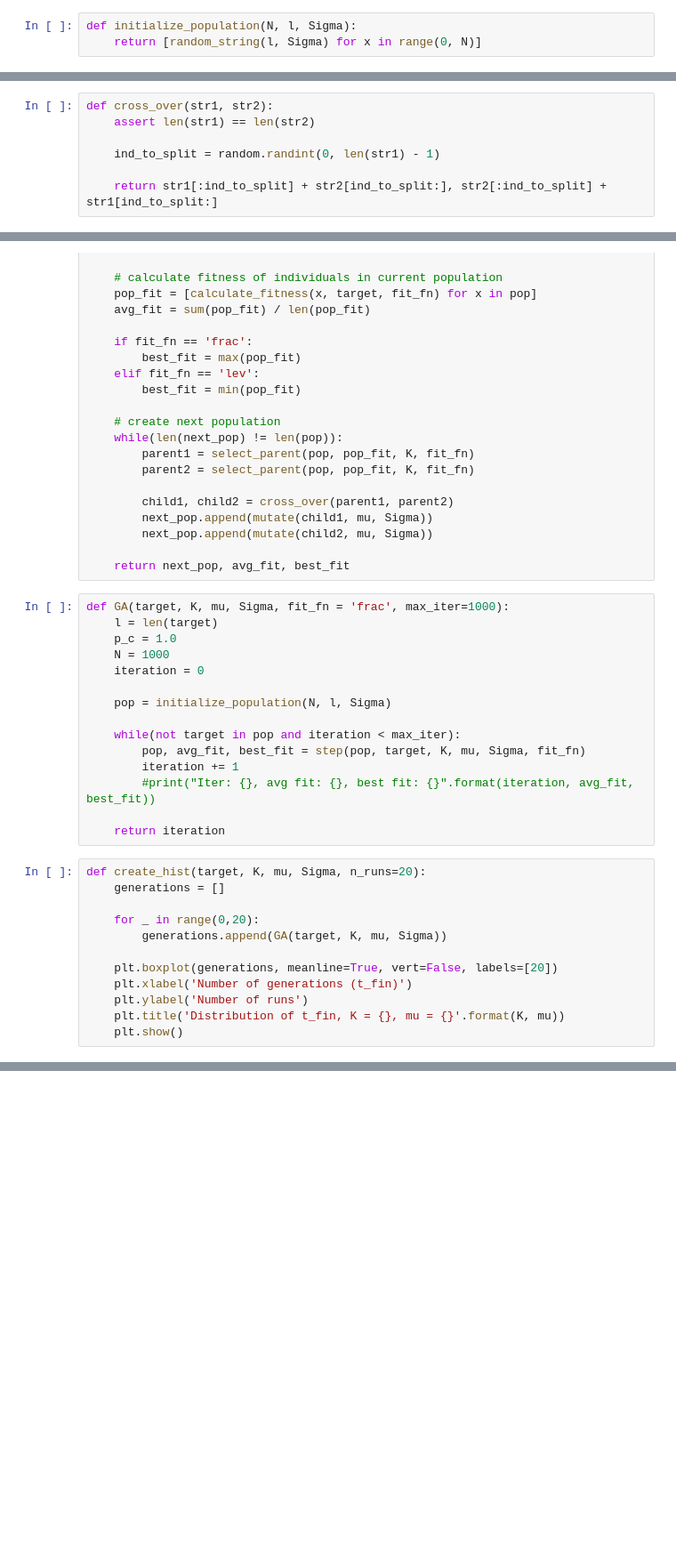
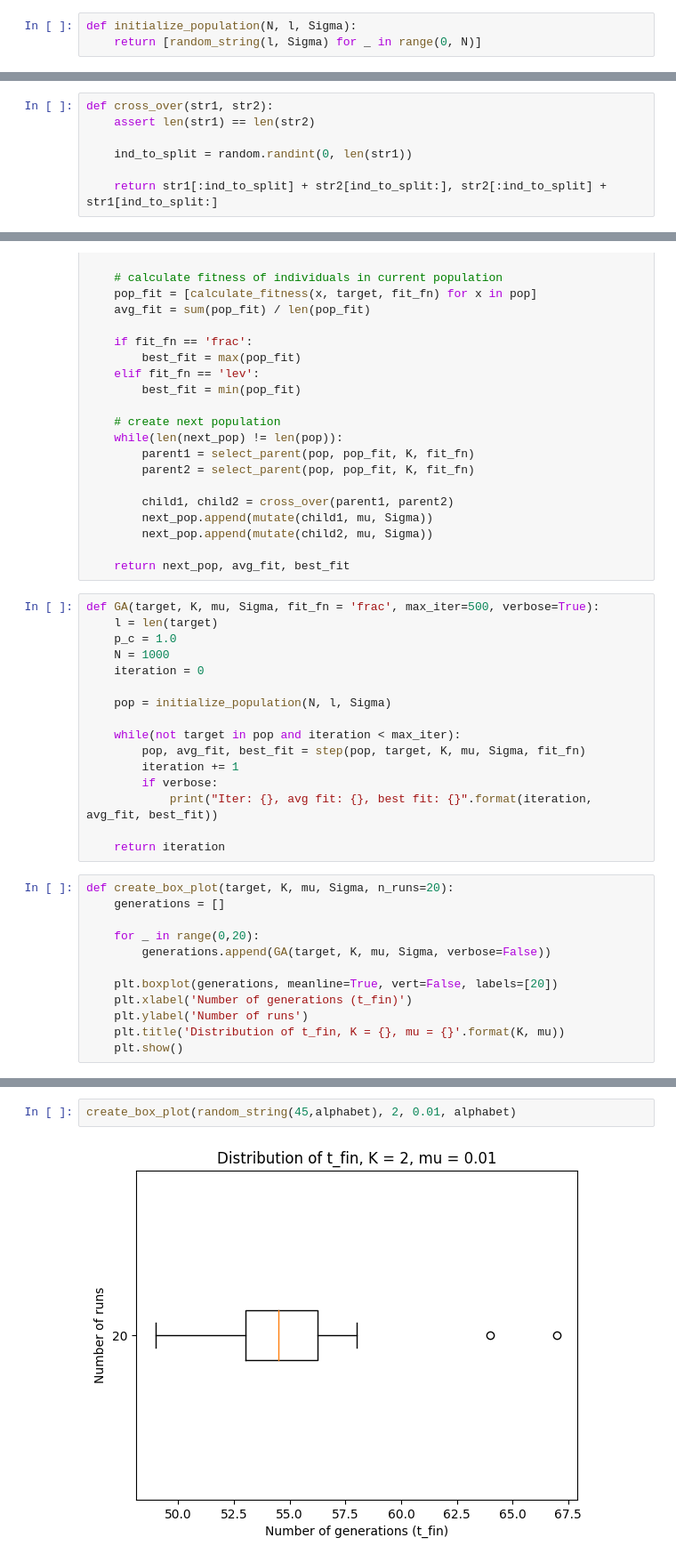
Before and after one commit to PolinaFrost/evolutionary-computing, a Jupyter notebook: Exercise4.ipynb, the cells around one changed output, grey strips where cells are left out. Shown at 89% size. Cells and saved outputs as stored; diff of their text form; blank space fills up the shorter version.

Commit message:
Add experiments and graphs of tuning mu for k=2 and k=5

```diff
--- a/Exercise4.ipynb
+++ b/Exercise4.ipynb
@@ -26,7 +31,7 @@ def random_string(l, Sigma):
     return string
 # %%
 def initialize_population(N, l, Sigma):
-    return [random_string(l, Sigma) for x in range(0, N)]
+    return [random_string(l, Sigma) for _ in range(0, N)]
 # %%
 def fraction_correct_characters(string, target):
     assert len(string) == len(target)
@@ -66,7 +71,7 @@ def select_parent(pop, pop_fit, K, fit_fn):
 def cross_over(str1, str2):
     assert len(str1) == len(str2)
 
-    ind_to_split = random.randint(0, len(str1) - 1)
+    ind_to_split = random.randint(0, len(str1))
 
     return str1[:ind_to_split] + str2[ind_to_split:], str2[:ind_to_split] + str1[ind_to_split:]
 # %%
@@ -105,7 +110,7 @@ def step(pop, target, K, mu, Sigma, fit_fn):
 
     return next_pop, avg_fit, best_fit
 # %%
-def GA(target, K, mu, Sigma, fit_fn = 'frac', max_iter=1000):
+def GA(target, K, mu, Sigma, fit_fn = 'frac', max_iter=500, verbose=True):
     l = len(target)
     p_c = 1.0
     N = 1000
@@ -116,15 +121,16 @@ def GA(target, K, mu, Sigma, fit_fn = 'frac', max_iter=1000):
     while(not target in pop and iteration < max_iter):
         pop, avg_fit, best_fit = step(pop, target, K, mu, Sigma, fit_fn)
         iteration += 1
-        #print("Iter: {}, avg fit: {}, best fit: {}".format(iteration, avg_fit, best_fit))
+        if verbose:
+            print("Iter: {}, avg fit: {}, best fit: {}".format(iteration, avg_fit, best_fit))
 
     return iteration
 # %%
-def create_hist(target, K, mu, Sigma, n_runs=20):
+def create_box_plot(target, K, mu, Sigma, n_runs=20):
     generations = []
 
     for _ in range(0,20):
-        generations.append(GA(target, K, mu, Sigma))
+        generations.append(GA(target, K, mu, Sigma, verbose=False))
 
     plt.boxplot(generations, meanline=True, vert=False, labels=[20])
     plt.xlabel('Number of generations (t_fin)')
@@ -151 +182,5 @@ def tune_mu(target, K, Sigma, num_steps=100, n_runs=20):
+# %%
+create_box_plot(random_string(45,alphabet), 2, 0.01, alphabet)
+# %% [output]
+[figure, added]
 # %%
```
Also changed, not shown: parts of 12 cells of this notebook.
